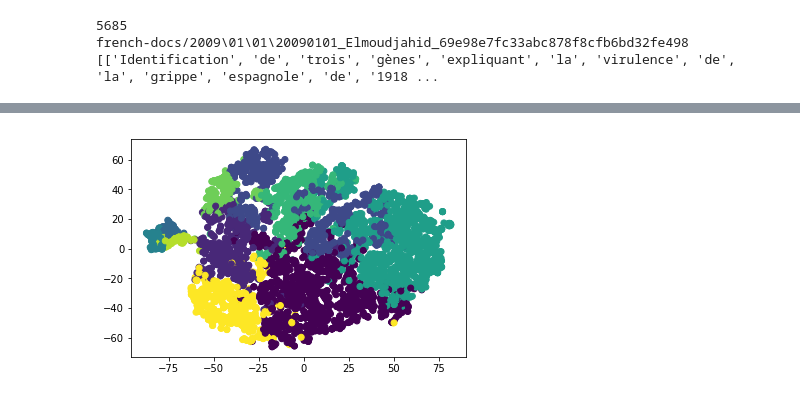
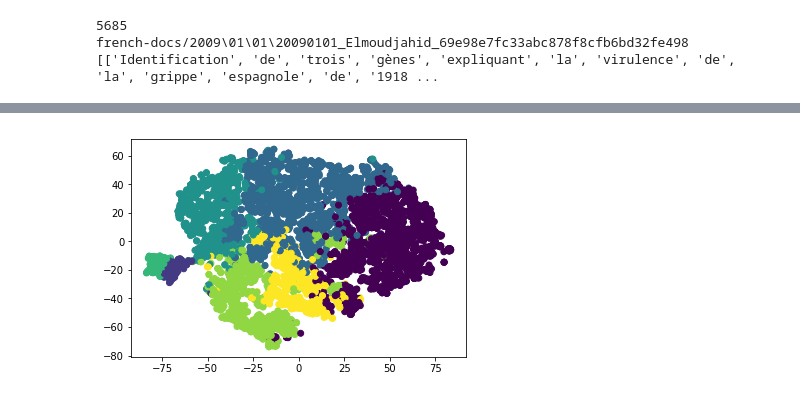
Before and after one commit to Hiebel/stylometrie_2021, a Jupyter notebook: Clustering.ipynb, the cells around one changed output, grey strips where cells are left out. Drawn from its saved outputs; the diff is of its cells as text; code cells hidden in the pictures.

Commit message:
exemples articles clusters

```diff
--- a/Clustering.ipynb
+++ b/Clustering.ipynb
@@ -29,6 +29,7 @@ for k, v in dic.items():
     new_dic[k] = []
     new_dic[k].append(mots)
     new_dic[k].append(tags)
+    new_dic[k].append(v[0])
 
 print(len(new_dic))
 
@@ -52,7 +57,9 @@ french-docs/2009\01\01\20090101_Elmoudjahid_69e98e7fc33abc878f8cfb6bd32fe498
 from sklearn.cluster import KMeans
 from sklearn.feature_extraction.text import CountVectorizer
 
-model = KMeans(n_clusters=10)
+nb_clusters = 7
+
+model = KMeans(n_clusters=nb_clusters)
 
 V = CountVectorizer()
 
@@ -64,6 +71,8 @@ print(liste_t[:3])
 X = V.fit_transform(liste_t).toarray()
 
 print(X[:3])
+print(len(X))
+print(X[0])
 # %% [output]
 ['NNP', 'FW', 'FW', 'NNS', 'VBP', 'JJ', 'NN', 'IN', 'FW', 'JJ', 'FW', 'IN', 'CD']
 ['NNP FW FW NNS VBP JJ NN IN FW JJ FW IN CD', 'NNP NNS VBP NN : IN NNS VBP JJR NN NN NN JJ NN', 'NNP FW FW . NNS NNS :']
@@ -83,19 +143,19 @@ print(all_predictions[:100])
 # %%
 from sklearn.manifold import TSNE
 import matplotlib.pyplot as plt
 
 # Defining Model
-model = TSNE(learning_rate=100)
+model_tsne = TSNE(learning_rate=100)
 
 # Fitting Model
-transformed = model.fit_transform(X)
+transformed = model_tsne.fit_transform(X)
 
 # Plotting 2d t-Sne
 x_axis = transformed[:, 0]
 y_axis = transformed[:, 1]
 
 plt.scatter(x_axis, y_axis, c=all_predictions)
 plt.savefig("test.png")
 plt.show()
 # %% [output]
-[figure, old version]
+[figure, new version]
```
Also changed, not shown: parts of 6 cells of this notebook, 2 other files.
